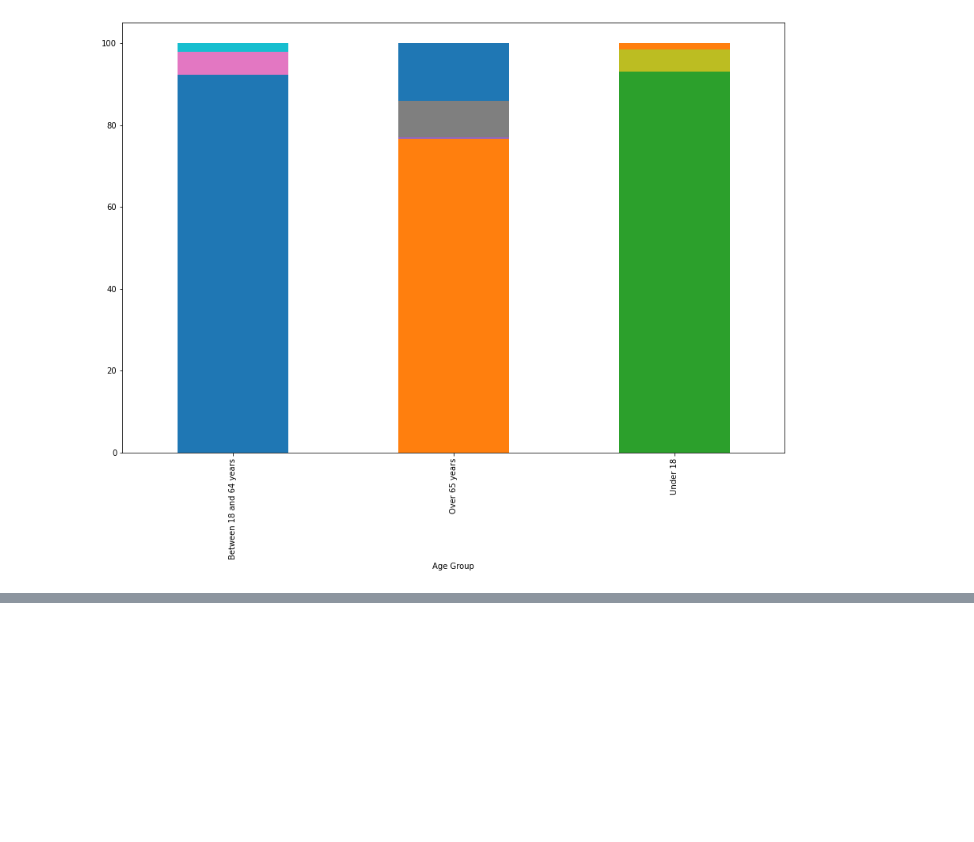
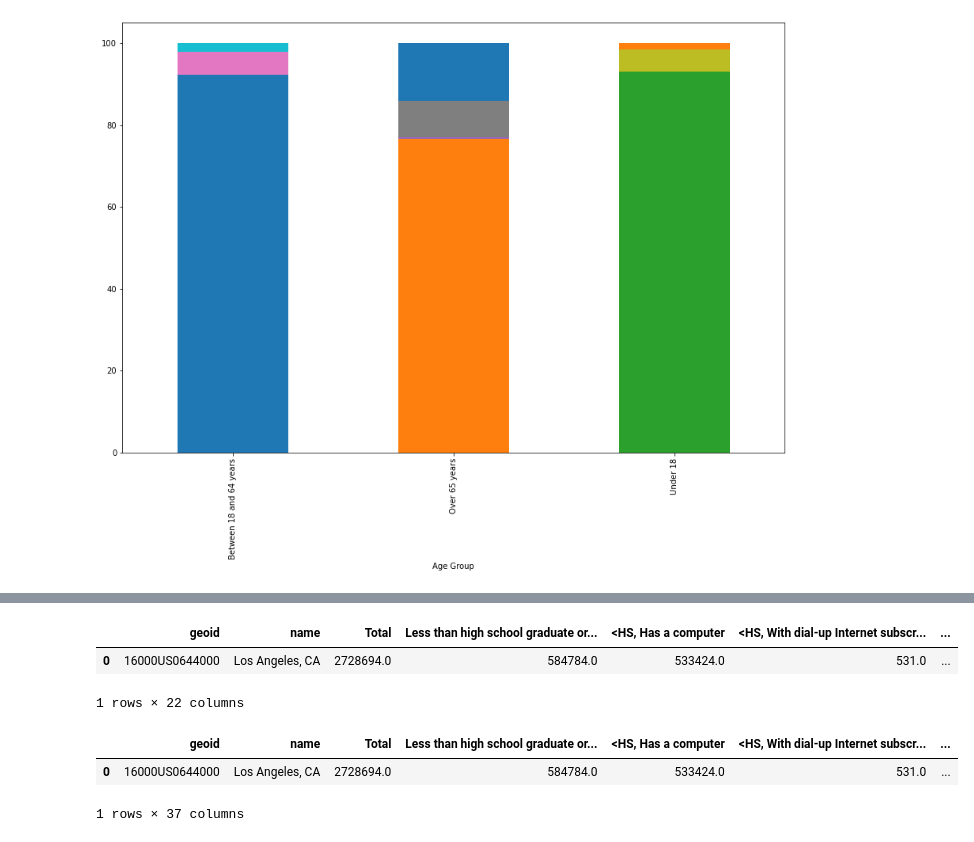
Before and after one commit to cristemc/up206a-michael, a Jupyter notebook: Week_04/visualization explorations.ipynb, the cells around one changed output, grey strips where cells are left out. Drawn from its saved outputs; the diff is of its cells as text; code cells hidden in the pictures; blank space fills up the shorter version.

```diff
--- a/Week_04/visualization explorations.ipynb
+++ b/Week_04/visualization explorations.ipynb
@@ -340,0 +433,49 @@ age_adopt_b.groupby(['Age Group','status']).percent.first().unstack().plot(
+# %%
+educ_adopt.columns=['geoid',
+ 'name',
+ 'Total',
+ 'Less than high school graduate or equivalency',
+ '<HS, Has a computer',
+ '<HS, With dial-up Internet subscription alone',
+ '<HS, With a broadband Internet subscription',
+ '<HS, Without an Internet subscription',
+ '<HS, No computer',
+ "High school graduate (includes equivalency), some college or associate's degree",
+ '>HS, Has a computer',
+ '>HS, With dial-up Internet subscription alone',
+ '>HS, With a broadband Internet subscription',
+ '>HS, Without an Internet subscription',
+ '>HS, No computer',
+ "Bachelor's degree or higher",
+ '>Bach, Has a computer',
+ '>Bach, With dial-up Internet subscription alone',
+ '>Bach, With a broadband Internet subscription',
+ '>Bach, Without an Internet subscription',
+ '>Bach, No computer',
+ 'geometry']
+educ_adopt.head()
+# %% [output]
+|  | geoid | name | Total | Less than high school graduate or... | <HS, Has a computer | <HS, With dial-up Internet subscr... | ... |
+| 0 | 16000US0644000 | Los Angeles, CA | 2728694.0 | 584784.0 | 533424.0 | 531.0 | ... |
+1 rows × 22 columns
+# %%
+educ_adopt['Percent with less than HS and has a computer']=educ_adopt['<HS, Has a computer']/educ_adopt['Less than high school graduate or equivalency']*100
+educ_adopt['Percent with less than HS, has a computer with dial-up']=educ_adopt['<HS, With dial-up Internet subscription alone']/educ_adopt['Less than high school graduate or equivalency']*100
+educ_adopt['Percent with less than HS, has a computer with broadband']=educ_adopt['<HS, With a broadband Internet subscription']/educ_adopt['Less than high school graduate or equivalency']*100
+educ_adopt['Percent with less than HS, has a computer with no internet']=educ_adopt['<HS, Without an Internet subscription']/educ_adopt['Less than high school graduate or equivalency']*100
+educ_adopt['Percent with less than HS, has no computer']=educ_adopt['<HS, No computer']/educ_adopt['Less than high school graduate or equivalency']*100
+educ_adopt['Percent with more than HS and has a computer']=educ_adopt['>HS, Has a computer']/educ_adopt["High school graduate (includes equivalency), some college or associate's degree"]*100
+educ_adopt['Percent with more than HS, has a computer with dial-up']=educ_adopt['>HS, With dial-up Internet subscription alone']/educ_adopt["High school graduate (includes equivalency), some college or associate's degree"]*100
+educ_adopt['Percent with more than HS, has a computer with broadband']=educ_adopt['>HS, With a broadband Internet subscription']/educ_adopt["High school graduate (includes equivalency), some college or associate's degree"]*100
+educ_adopt['Percent with more than HS, has a computer with no internet']=educ_adopt['>HS, Without an Internet subscription']/educ_adopt["High school graduate (includes equivalency), some college or associate's degree"]*100
+educ_adopt['Percent with more than HS, has no computer']=educ_adopt['>HS, No computer']/educ_adopt["High school graduate (includes equivalency), some college or associate's degree"]*100
+educ_adopt['Percent with more than Bach and has a computer']=educ_adopt['>Bach, Has a computer']/educ_adopt["Bachelor's degree or higher"]*100
+educ_adopt['Percent with more than Bach, has a computer with dial-up']=educ_adopt['>Bach, With dial-up Internet subscription alone']/educ_adopt["Bachelor's degree or higher"]*100
+educ_adopt['Percent with more than Bach, has a computer with broadband']=educ_adopt['>Bach, With a broadband Internet subscription']/educ_adopt["Bachelor's degree or higher"]*100
+educ_adopt['Percent with more than Bach, has a computer with no internet']=educ_adopt['>Bach, Without an Internet subscription']/educ_adopt["Bachelor's degree or higher"]*100
+educ_adopt['Percent with more than Bach, has no computer']=educ_adopt['>Bach, No computer']/educ_adopt["Bachelor's degree or higher"]*100
+educ_adopt.head()
+# %% [output]
+|  | geoid | name | Total | Less than high school graduate or... | <HS, Has a computer | <HS, With dial-up Internet subscr... | ... |
+| 0 | 16000US0644000 | Los Angeles, CA | 2728694.0 | 584784.0 | 533424.0 | 531.0 | ... |
+1 rows × 37 columns
```
Also changed, not shown: parts of 15 cells of this notebook.
